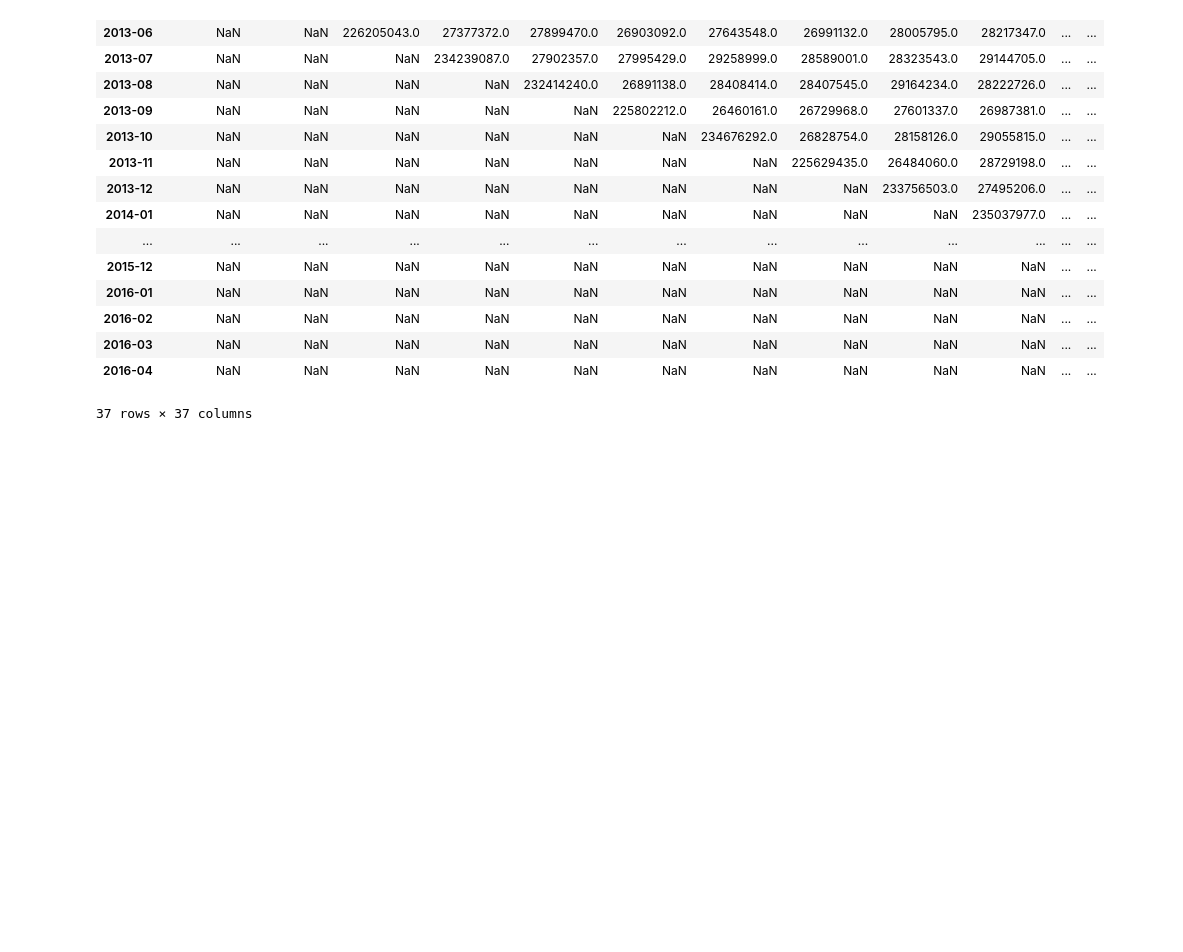
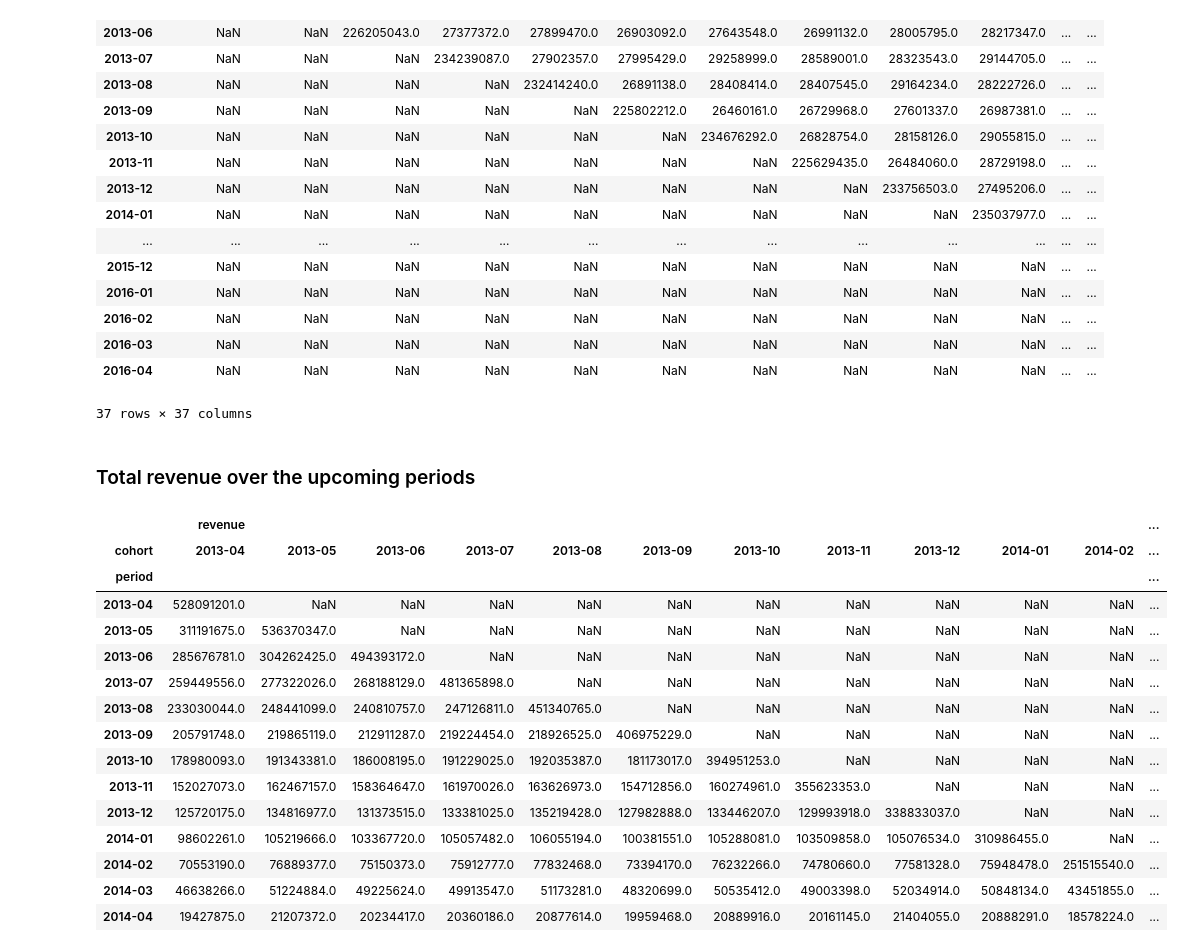
Before and after one commit to amirziai/learning, a Jupyter notebook: data-analysis/cohort-analysis.ipynb, the cells around one changed output. Drawn from its saved outputs; the diff is of its cells as text; code cells hidden in the pictures; blank space fills up the shorter version.

Commit message:
Revenue

```diff
--- a/data-analysis/cohort-analysis.ipynb
+++ b/data-analysis/cohort-analysis.ipynb
@@ -347,3 +347,41 @@ revenue.reset_index().rename(columns={
 | 2016-03 | NaN | NaN | NaN | NaN | NaN | NaN | NaN | NaN | NaN | NaN | ... | ... |
 | 2016-04 | NaN | NaN | NaN | NaN | NaN | NaN | NaN | NaN | NaN | NaN | ... | ... |
 37 rows × 37 columns
+# %% [markdown]
+### Total revenue over the upcoming periods
+# %%
+def cohort_revenue_generator(df):
+    results = []
+
+    for cohort, data in df.groupby('cohort'):
+        cohort_size = data['customer_id'].nunique()
+        unique_periods = sorted(df['created_at_month_year'].unique())
+
+        for period in unique_periods:
+            revenue = data[data['created_at_month_year'] >= period].total.sum()
+            if period >= cohort and revenue >= 0:
+                results.append({'cohort': cohort,
+                               'period': period,
+                               'revenue': revenue})
+
+    c = pd.DataFrame.from_records(results)
+    return c.pivot(index='period', columns='cohort')
+# %%
+cohort_revenue_generator(df_cohort)
+# %% [output]
+|  | revenue |  |  |  |  |  |  |  |  |  |  | ... |
+| cohort | 2013-04 | 2013-05 | 2013-06 | 2013-07 | 2013-08 | 2013-09 | 2013-10 | 2013-11 | 2013-12 | 2014-01 | 2014-02 | ... |
+| period |  |  |  |  |  |  |  |  |  |  |  | ... |
+| 2013-04 | 528091201.0 | NaN | NaN | NaN | NaN | NaN | NaN | NaN | NaN | NaN | NaN | ... |
+| 2013-05 | 311191675.0 | 536370347.0 | NaN | NaN | NaN | NaN | NaN | NaN | NaN | NaN | NaN | ... |
+| 2013-06 | 285676781.0 | 304262425.0 | 494393172.0 | NaN | NaN | NaN | NaN | NaN | NaN | NaN | NaN | ... |
+| 2013-07 | 259449556.0 | 277322026.0 | 268188129.0 | 481365898.0 | NaN | NaN | NaN | NaN | NaN | NaN | NaN | ... |
+| 2013-08 | 233030044.0 | 248441099.0 | 240810757.0 | 247126811.0 | 451340765.0 | NaN | NaN | NaN | NaN | NaN | NaN | ... |
+| 2013-09 | 205791748.0 | 219865119.0 | 212911287.0 | 219224454.0 | 218926525.0 | 406975229.0 | NaN | NaN | NaN | NaN | NaN | ... |
+| 2013-10 | 178980093.0 | 191343381.0 | 186008195.0 | 191229025.0 | 192035387.0 | 181173017.0 | 394951253.0 | NaN | NaN | NaN | NaN | ... |
+| 2013-11 | 152027073.0 | 162467157.0 | 158364647.0 | 161970026.0 | 163626973.0 | 154712856.0 | 160274961.0 | 355623353.0 | NaN | NaN | NaN | ... |
+| 2013-12 | 125720175.0 | 134816977.0 | 131373515.0 | 133381025.0 | 135219428.0 | 127982888.0 | 133446207.0 | 129993918.0 | 338833037.0 | NaN | NaN | ... |
+| 2014-01 | 98602261.0 | 105219666.0 | 103367720.0 | 105057482.0 | 106055194.0 | 100381551.0 | 105288081.0 | 103509858.0 | 105076534.0 | 310986455.0 | NaN | ... |
+| 2014-02 | 70553190.0 | 76889377.0 | 75150373.0 | 75912777.0 | 77832468.0 | 73394170.0 | 76232266.0 | 74780660.0 | 77581328.0 | 75948478.0 | 251515540.0 | ... |
+| 2014-03 | 46638266.0 | 51224884.0 | 49225624.0 | 49913547.0 | 51173281.0 | 48320699.0 | 50535412.0 | 49003398.0 | 52034914.0 | 50848134.0 | 43451855.0 | ... |
+| 2014-04 | 19427875.0 | 21207372.0 | 20234417.0 | 20360186.0 | 20877614.0 | 19959468.0 | 20889916.0 | 20161145.0 | 21404055.0 | 20888291.0 | 18578224.0 | ... |
```
Also changed, not shown: parts of 4 cells of this notebook.
